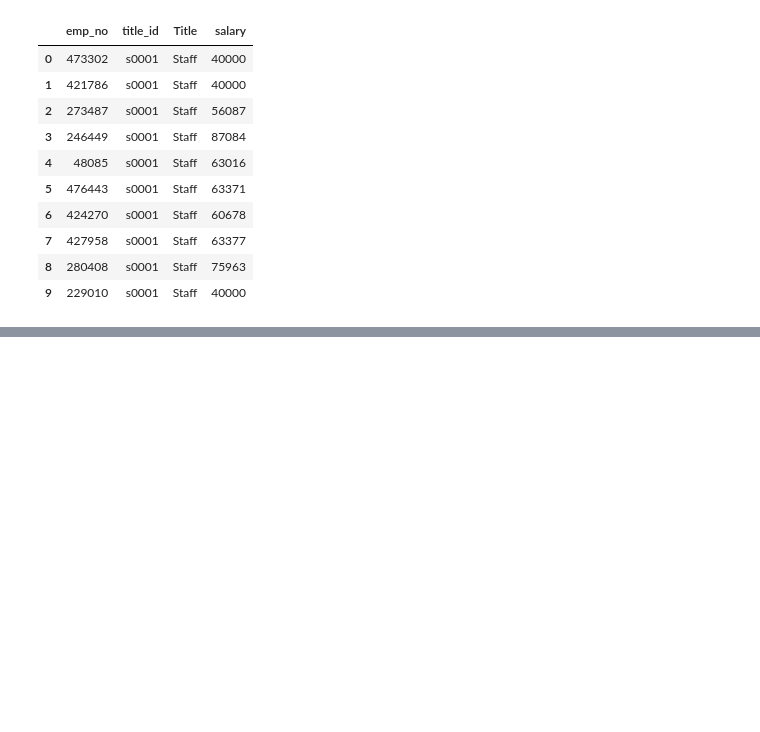
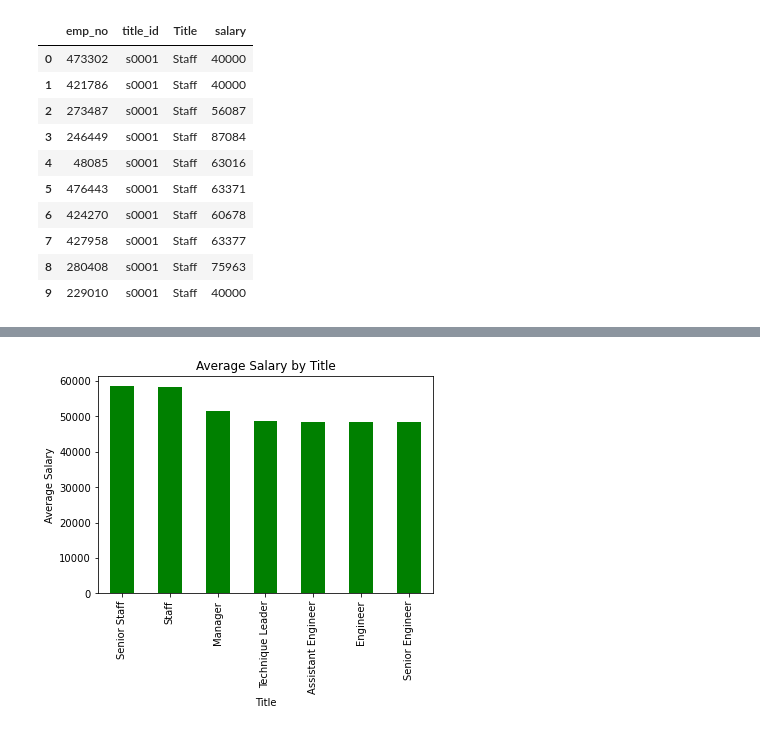
Before and after one commit to JoeKell/EmployeeDBCleanup, a Jupyter notebook: Bonus.ipynb, the cells around one changed output, grey strips where cells are left out. Drawn from its saved outputs; the diff is of its cells as text; code cells hidden in the pictures; blank space fills up the shorter version.

```diff
--- a/Bonus.ipynb
+++ b/Bonus.ipynb
@@ -99,0 +96,3 @@ t_s_df.head(10)
+# %%
+av_df=t_s_df[['Title','salary']].groupby(['Title']).mean().sort_values(['salary'],ascending=False)
+av_df.head()
@@ -99,0 +107,7 @@ t_s_df.head(10)
+# %%
+av_df.plot.bar(title="Average Salary by Title",color="green",legend=None)
+plt.xlabel("Title")
+plt.ylabel("Average Salary")
+plt.show()
+# %% [output]
+[figure, added]
```
Also changed, not shown: parts of 2 cells of this notebook, 2 other files.
